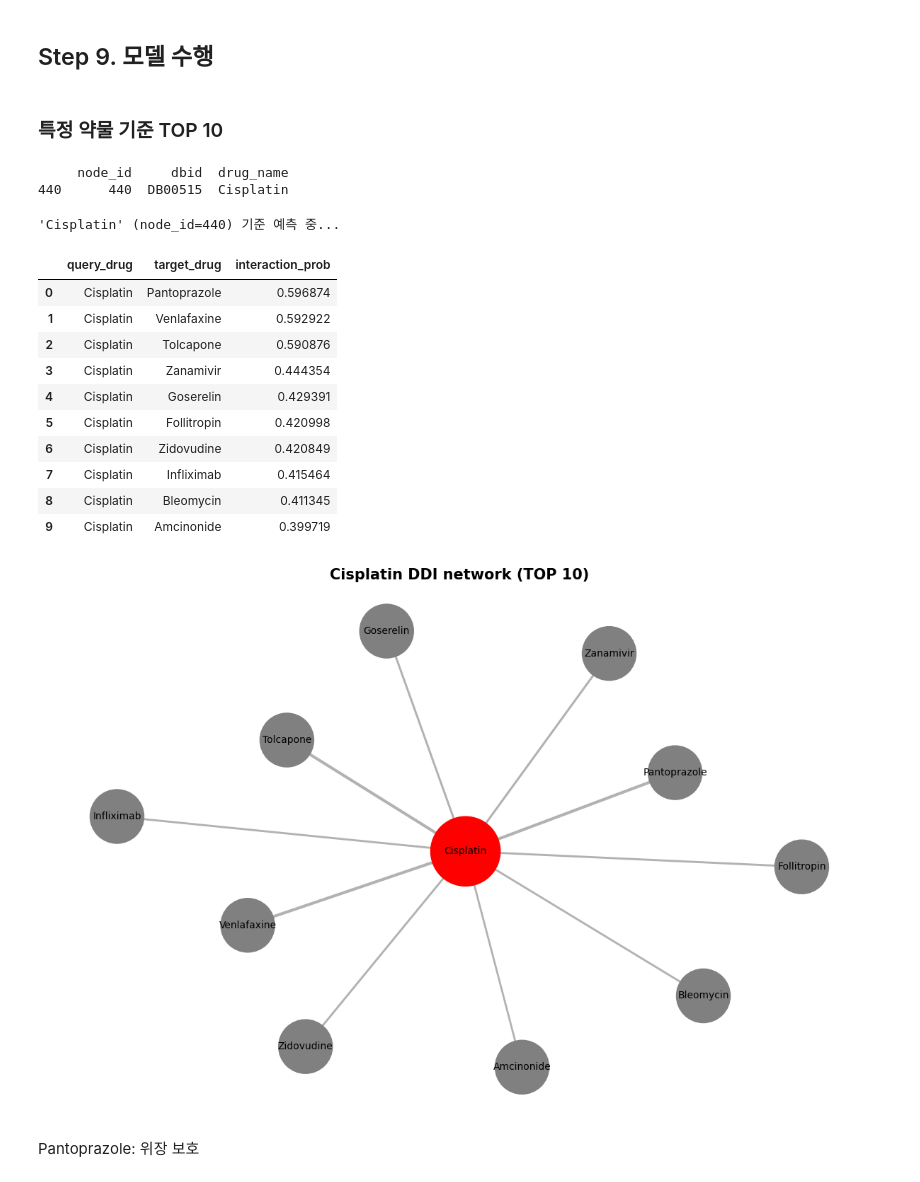
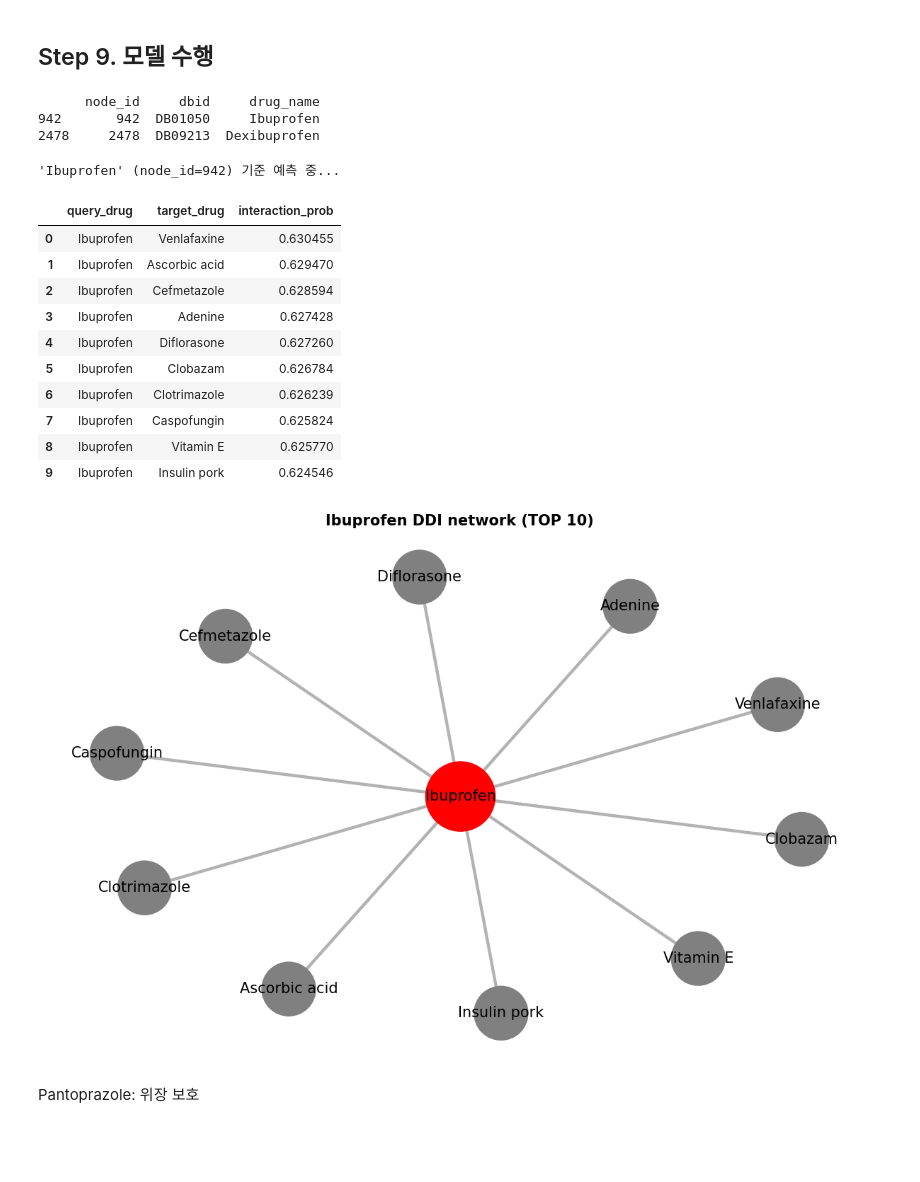
Before and after one commit to 202397101/DDI, a Jupyter notebook: ddi_epoch50.ipynb, the cells around one changed output. Cells and saved outputs as stored; diff of their text form; code cells hidden in the pictures; blank space fills up the shorter version.

```diff
--- a/ddi_epoch50.ipynb
+++ b/ddi_epoch50.ipynb
@@ -247,20 +245,20 @@ def predict_for_drug(state, graph, drug_name, drugs_lookup, top_k=10):
     )
 # %% [markdown]
 ## Step 9. 모델 수행
-# %% [markdown]
-### 특정 약물 기준 TOP 10
 # %%
-result = drugs_lookup[drugs_lookup["drug_name"].str.contains("Cisplatin", case=False)]
+
+result = drugs_lookup[drugs_lookup["drug_name"].str.contains("Ibuprofen", case=False)]
 print(result)
 # %% [output]
-     node_id     dbid  drug_name
-440      440  DB00515  Cisplatin
+      node_id     dbid     drug_name
+942       942  DB01050     Ibuprofen
+2478     2478  DB09213  Dexibuprofen
 # %%
 import networkx as nx
 import matplotlib.pyplot as plt
 
-# Ibuprofen 기준 TOP 10 예측
-result_df = predict_for_drug(state, graph, drug_name="Cisplatin",
+graph    = dataset_splits["train"].graph
+result_df = predict_for_drug(state, graph, drug_name="Ibuprofen",
                              drugs_lookup=drugs_lookup, top_k=10)
 if result_df is not None:
     display(result_df)
@@ -278,45 +276,45 @@ if result_df is not None:
         G.add_node(row["target_drug"])
         G.add_edge(center, row["target_drug"], weight=row["interaction_prob"])
 
     # 레이아웃: 중심 약물을 가운데, 나머지를 주변에
     pos = nx.spring_layout(G, seed=42)
     pos[center] = (0, 0)  # Ibuprofen 중앙 고정
 
     # 엣지 두께 = 상호작용 확률
     weights = [G[u][v]["weight"] * 5 for u, v in G.edges()]
 
     # 색상: 중심 노드는 빨강, 나머지는 파랑
     node_colors = ["red" if n == center else "grey" for n in G.nodes()]
     node_sizes  = [5000 if n == center else 3000 for n in G.nodes()]
 
     fig, ax = plt.subplots(figsize=(12, 8))
 
     # 노드 & 엣지 그리기
     nx.draw_networkx_nodes(G, pos, node_color=node_colors,
                            node_size=node_sizes, ax=ax)
     nx.draw_networkx_edges(G, pos, width=weights,
                            edge_color="gray", alpha=0.6, ax=ax)
-    nx.draw_networkx_labels(G, pos, font_size=10,
+    nx.draw_networkx_labels(G, pos, font_size=15,
                             font_color="black", ax=ax)
 
 
     ax.set_title(f"{center} DDI network (TOP 10)", fontsize=15, fontweight="bold")
     ax.axis("off")
     plt.tight_layout()
     plt.show()
 # %% [output]
-'Cisplatin' (node_id=440) 기준 예측 중...
+'Ibuprofen' (node_id=942) 기준 예측 중...
 |  | query_drug | target_drug | interaction_prob |
-| 0 | Cisplatin | Pantoprazole | 0.596874 |
-| 1 | Cisplatin | Venlafaxine | 0.592922 |
-| 2 | Cisplatin | Tolcapone | 0.590876 |
-| 3 | Cisplatin | Zanamivir | 0.444354 |
-| 4 | Cisplatin | Goserelin | 0.429391 |
-| 5 | Cisplatin | Follitropin | 0.420998 |
-| 6 | Cisplatin | Zidovudine | 0.420849 |
-| 7 | Cisplatin | Infliximab | 0.415464 |
-| 8 | Cisplatin | Bleomycin | 0.411345 |
-| 9 | Cisplatin | Amcinonide | 0.399719 |
+| 0 | Ibuprofen | Venlafaxine | 0.630455 |
+| 1 | Ibuprofen | Ascorbic acid | 0.629470 |
+| 2 | Ibuprofen | Cefmetazole | 0.628594 |
+| 3 | Ibuprofen | Adenine | 0.627428 |
+| 4 | Ibuprofen | Diflorasone | 0.627260 |
+| 5 | Ibuprofen | Clobazam | 0.626784 |
+| 6 | Ibuprofen | Clotrimazole | 0.626239 |
+| 7 | Ibuprofen | Caspofungin | 0.625824 |
+| 8 | Ibuprofen | Vitamin E | 0.625770 |
+| 9 | Ibuprofen | Insulin pork | 0.624546 |
-[figure, old version]
+[figure, new version]
 # %% [markdown]
 Pantoprazole: 위장 보호
```
Also changed, not shown: parts of 6 cells of this notebook.
